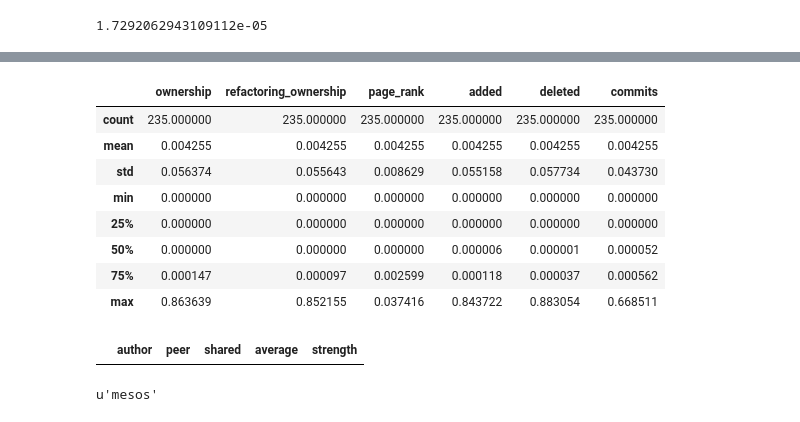
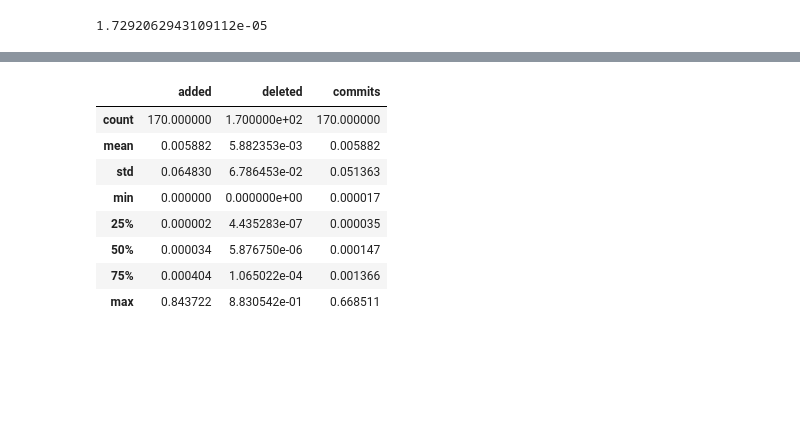
Before and after one commit to janisz/buf-factor-calculator, a Jupyter notebook: Untitled.ipynb, the cells around one changed output, grey strips where cells are left out. Drawn from its saved outputs; the diff is of its cells as text; code cells hidden in the pictures; blank space fills up the shorter version.

```diff
--- a/Untitled.ipynb
+++ b/Untitled.ipynb
@@ -118,12 +143,12 @@ nx.set_node_attributes(G, 'ownership', authors_full['ownership'].T.to_dict())
 # %%
-authors_full.describe()
+authors.describe()
 # %% [output]
-|  | ownership | refactoring_ownership | page_rank | added | deleted | commits |
-| count | 235.000000 | 235.000000 | 235.000000 | 235.000000 | 235.000000 | 235.000000 |
-| mean | 0.004255 | 0.004255 | 0.004255 | 0.004255 | 0.004255 | 0.004255 |
-| std | 0.056374 | 0.055643 | 0.008629 | 0.055158 | 0.057734 | 0.043730 |
-| min | 0.000000 | 0.000000 | 0.000000 | 0.000000 | 0.000000 | 0.000000 |
-| 25% | 0.000000 | 0.000000 | 0.000000 | 0.000000 | 0.000000 | 0.000000 |
-| 50% | 0.000000 | 0.000000 | 0.000000 | 0.000006 | 0.000001 | 0.000052 |
-| 75% | 0.000147 | 0.000097 | 0.002599 | 0.000118 | 0.000037 | 0.000562 |
-| max | 0.863639 | 0.852155 | 0.037416 | 0.843722 | 0.883054 | 0.668511 |
+|  | added | deleted | commits |
+| count | 170.000000 | 1.700000e+02 | 170.000000 |
+| mean | 0.005882 | 5.882353e-03 | 0.005882 |
+| std | 0.064830 | 6.786453e-02 | 0.051363 |
+| min | 0.000000 | 0.000000e+00 | 0.000017 |
+| 25% | 0.000002 | 4.435283e-07 | 0.000035 |
+| 50% | 0.000034 | 5.876750e-06 | 0.000147 |
+| 75% | 0.000404 | 1.065022e-04 | 0.001366 |
+| max | 0.843722 | 8.830542e-01 | 0.668511 |
@@ -132,8 +154,0 @@ nx.write_gml(G, repo['name'][0] + ".gml")
-# %%
-communication[communication['author'].isin(['ayouwei'])]
-# %% [output]
-|  | author | peer | shared | average | strength |
-# %%
-repo['name'][0]
-# %% [output]
-u'mesos'
```
Also changed, not shown: parts of 15 cells of this notebook, 2 other files.
